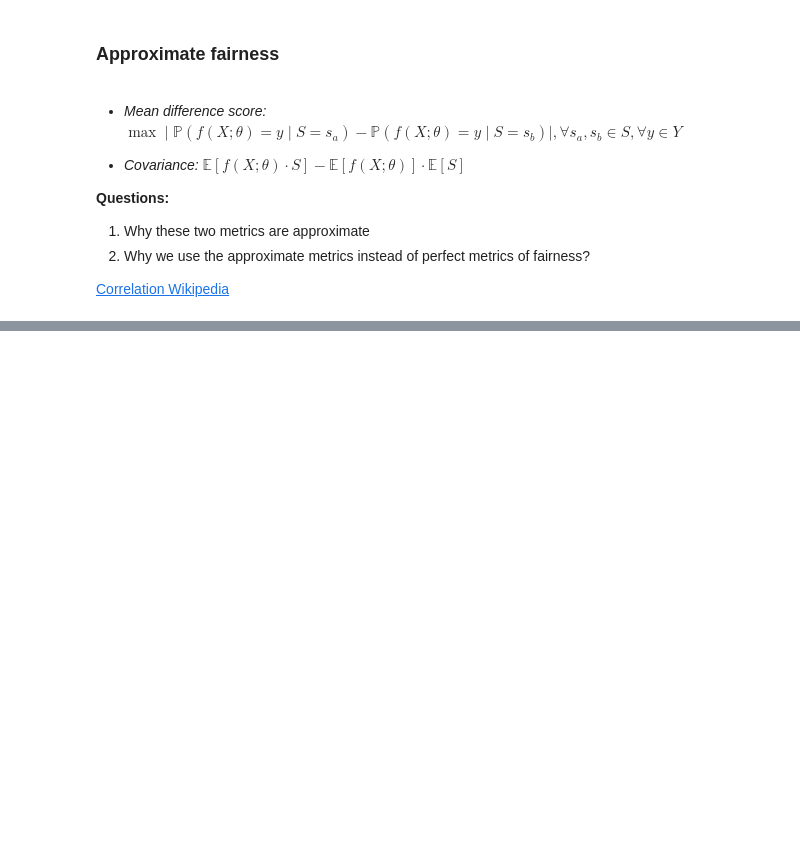
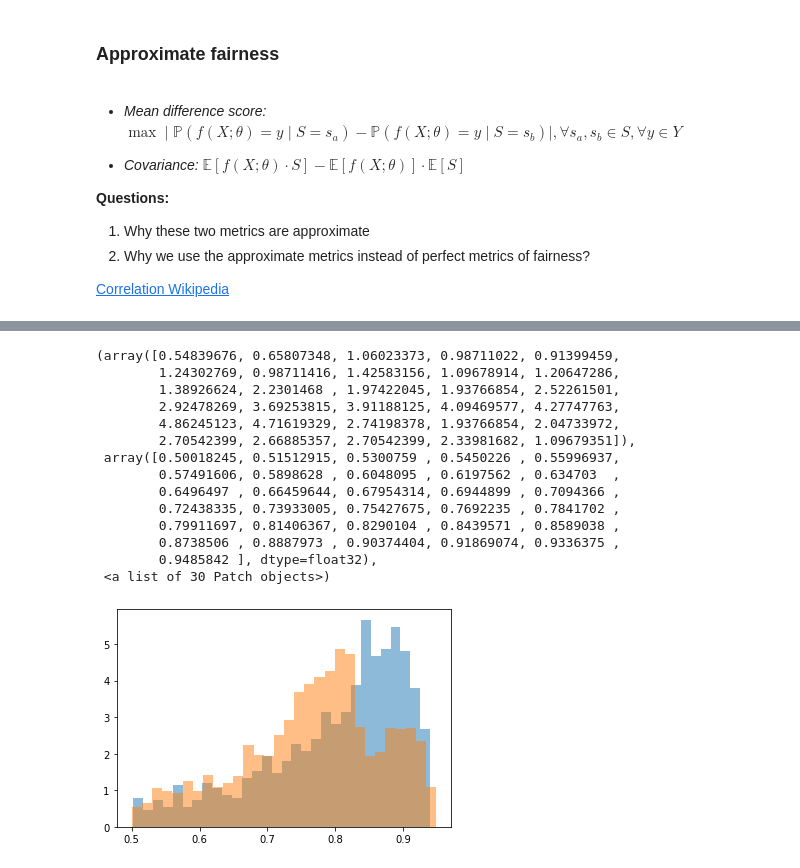
Before and after one commit to valeriu-balaban/fair-ml-presentation, a Jupyter notebook: Fair_ML_Presentation.ipynb, the cells around one changed output, grey strips where cells are left out. Cells and saved outputs as stored; diff of their text form; code cells hidden in the pictures; blank space fills up the shorter version.

```diff
--- a/Fair_ML_Presentation.ipynb
+++ b/Fair_ML_Presentation.ipynb
@@ -271,0 +497,28 @@ To simplify things we will focus only on classification. Although, the methods w
+# %%
+# Select predicted prob by subgroup
+y_mask  = (y_class == y_test)
+x_group = X_test[:, 2][y_mask]
+
+
+pred_prob   = torch.tensor([y[idx].item() for y, idx in zip(y_hat.softmax(dim=1), y_test)])
+pred_prob_a = pred_prob[y_mask][x_group < 0]
+pred_prob_b = pred_prob[y_mask][x_group > 0]
+
+plt.hist(pred_prob_a.numpy(), alpha=0.5, bins=30, density=True)
+plt.hist(pred_prob_b.numpy(), alpha=0.5, bins=30, density=True)
+# %% [output]
+(array([0.54839676, 0.65807348, 1.06023373, 0.98711022, 0.91399459,
+        1.24302769, 0.98711416, 1.42583156, 1.09678914, 1.20647286,
+        1.38926624, 2.2301468 , 1.97422045, 1.93766854, 2.52261501,
+        2.92478269, 3.69253815, 3.91188125, 4.09469577, 4.27747763,
+        4.86245123, 4.71619329, 2.74198378, 1.93766854, 2.04733972,
+        2.70542399, 2.66885357, 2.70542399, 2.33981682, 1.09679351]),
+ array([0.50018245, 0.51512915, 0.5300759 , 0.5450226 , 0.55996937,
+        0.57491606, 0.5898628 , 0.6048095 , 0.6197562 , 0.634703  ,
+        0.6496497 , 0.66459644, 0.67954314, 0.6944899 , 0.7094366 ,
+        0.72438335, 0.73933005, 0.75427675, 0.7692235 , 0.7841702 ,
+        0.79911697, 0.81406367, 0.8290104 , 0.8439571 , 0.8589038 ,
+        0.8738506 , 0.8887973 , 0.90374404, 0.91869074, 0.9336375 ,
+        0.9485842 ], dtype=float32),
+ <a list of 30 Patch objects>)
+[figure, added]
```
Also changed, not shown: parts of 10 cells of this notebook.
